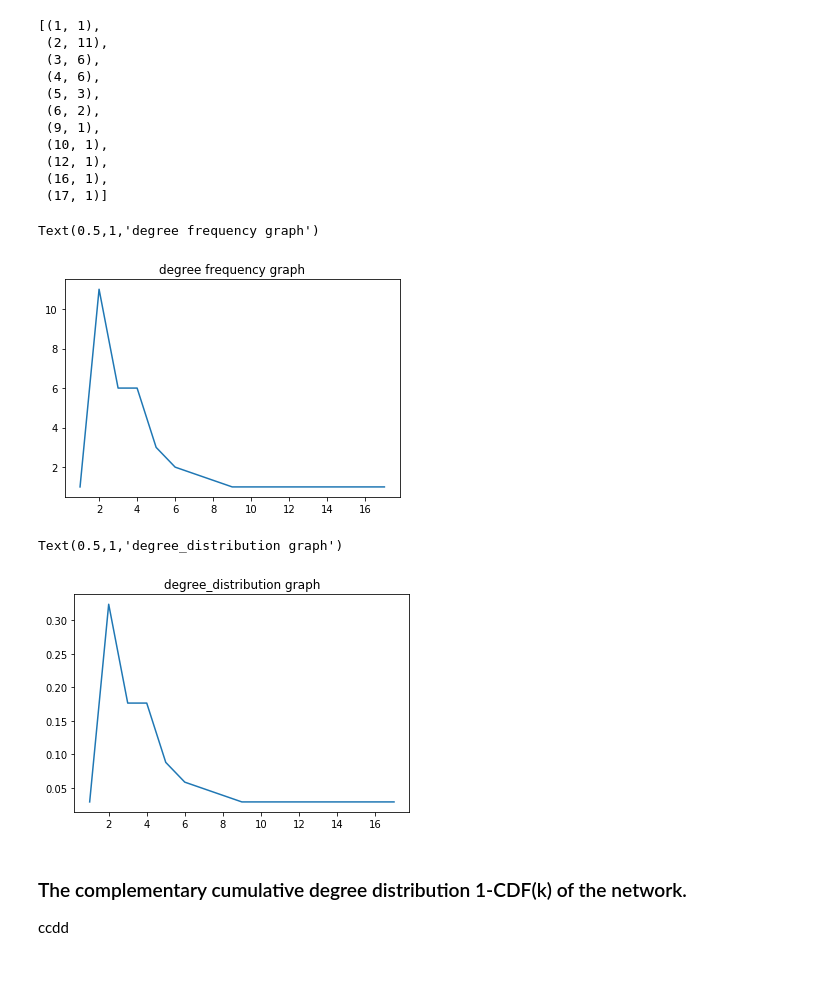
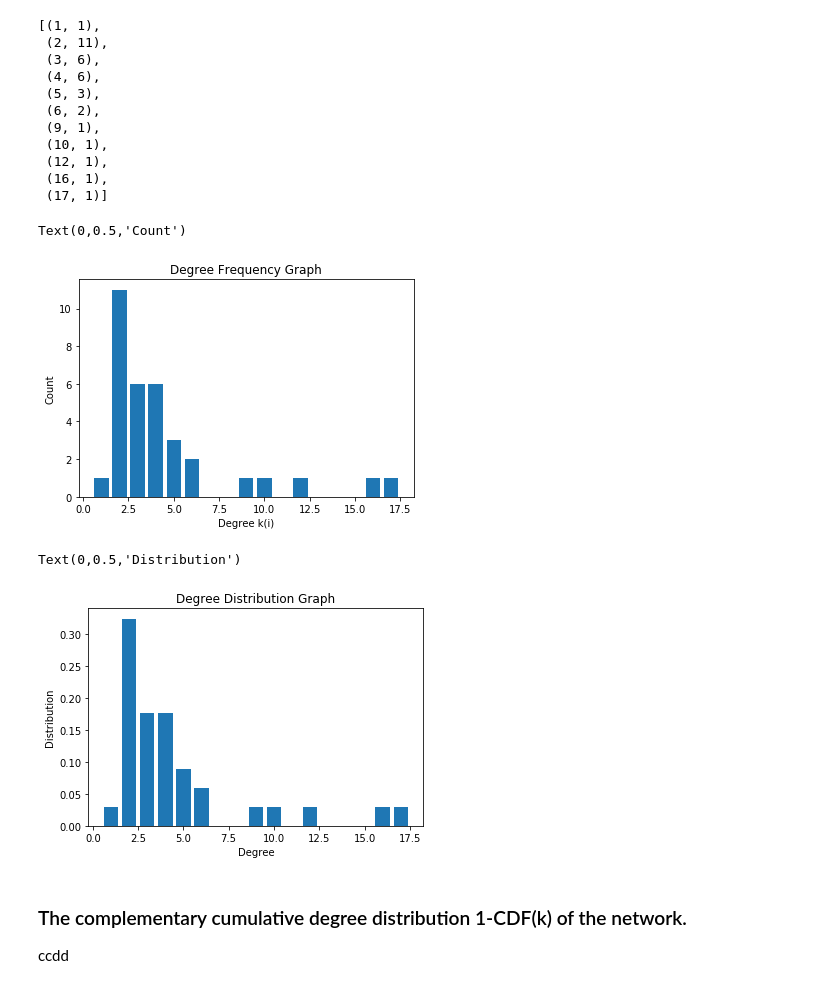
Before and after one commit to adamilyas/complex-networks, a Jupyter notebook: Week 1/q2_network_basics.ipynb, the cells around one changed output. Cells and saved outputs as stored; diff of their text form; code cells hidden in the pictures.

```diff
--- a/Week 1/q2_network_basics.ipynb
+++ b/Week 1/q2_network_basics.ipynb
@@ -250,19 +250,23 @@ items
  (17, 1)]
 # %%
 x,y = zip(*items)
-plt.plot(x,y)
-plt.title("degree frequency graph")
+plt.bar(x,y)
+plt.title("Degree Frequency Graph")
+plt.xlabel("Degree k(i)")
+plt.ylabel("Count")
 # %% [output]
-Text(0.5,1,'degree frequency graph')
+Text(0,0.5,'Count')
-[figure, old version]
+[figure, new version]
 # %%
 len(graph.nodes)
 degree_distribution = [degree/graph.number_of_nodes() for degree in y]
-plt.plot(x,degree_distribution)
-plt.title("degree_distribution graph")
+plt.bar(x,degree_distribution)
+plt.title("Degree Distribution Graph")
+plt.xlabel("Degree")
+plt.ylabel("Distribution")
 # %% [output]
-Text(0.5,1,'degree_distribution graph')
+Text(0,0.5,'Distribution')
-[figure, old version]
+[figure, new version]
 # %% [markdown]
 ### The complementary cumulative degree distribution 1-CDF(k) of the network.
 
```
Also changed, not shown: parts of 4 cells of this notebook, 7 other files.
